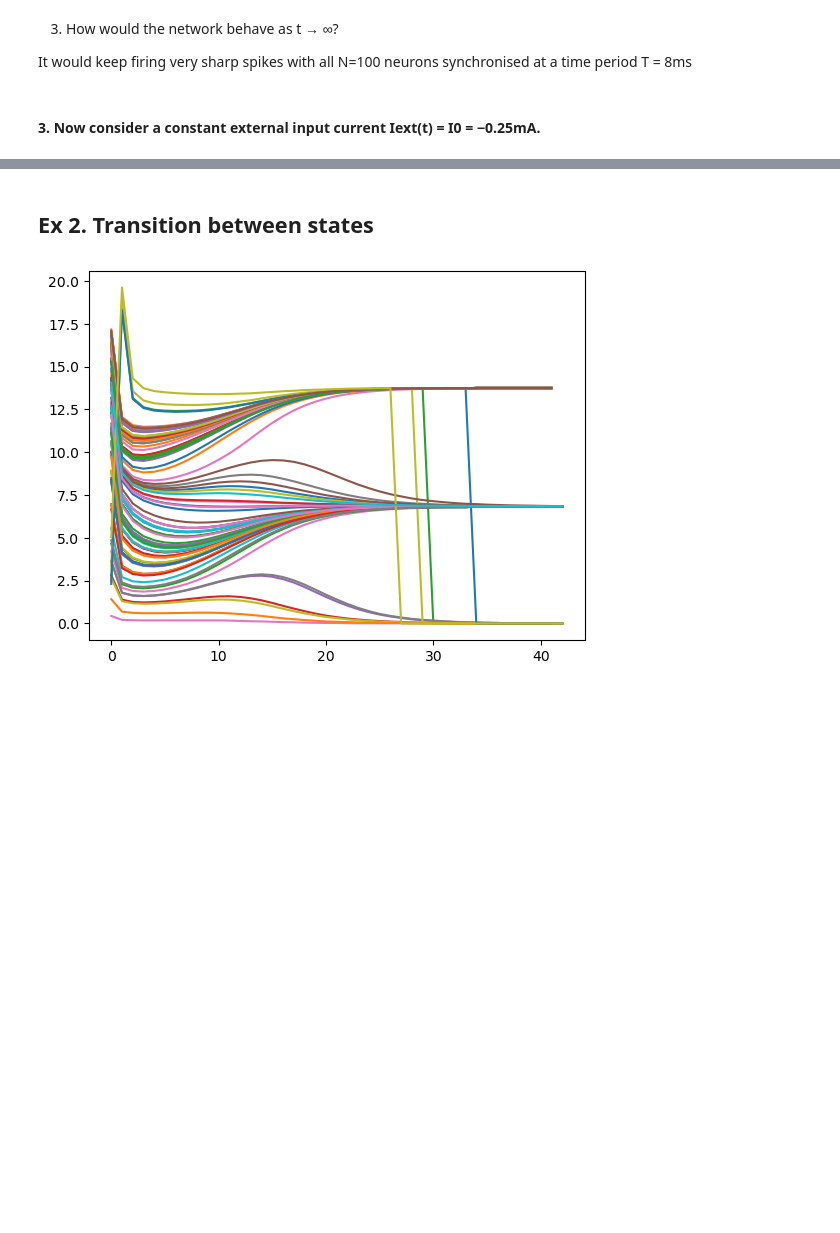
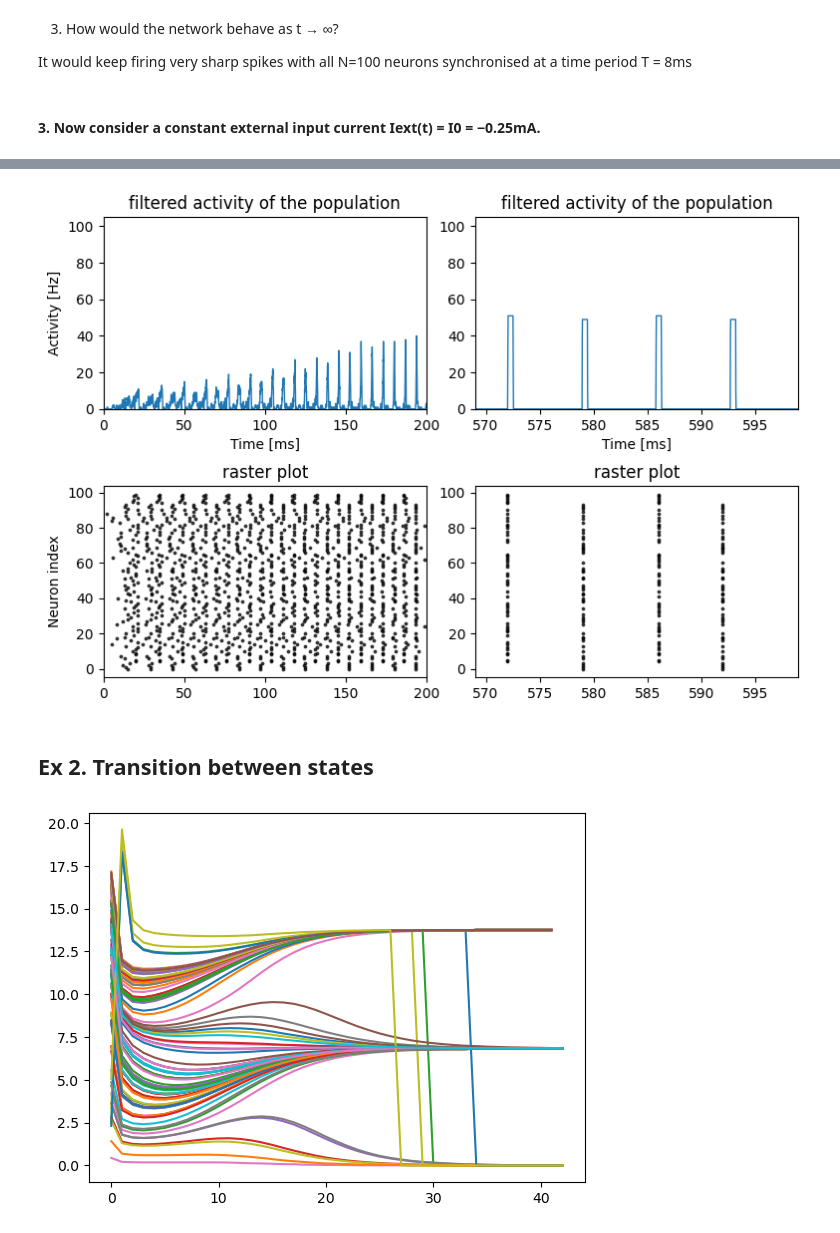
Before and after one commit to louisleger/neurodyn-MP2, a Jupyter notebook: MP2_take2.ipynb, the cells around one changed output, grey strips where cells are left out. Cells and saved outputs as stored; diff of their text form; code cells hidden in the pictures; blank space fills up the shorter version.

Commit message:
new plot for ex1.3.3 testing the hypothesis

```diff
--- a/MP2_take2.ipynb
+++ b/MP2_take2.ipynb
@@ -237,2 +238,12 @@ x_coords = plot_raster(firing_neurons2, ta, T_f=Tf2, figname = "ex1_input")
+# %%
+# test for question ex1.3.3
+v_rest = 15 + R*(-0.25)
+v_, firing_neurons3 = calculate_potential(Tf2, np.random.uniform(v0, eta, size=N), 0, 0,
+                                          lambda t: 0, Beta)
+# %%
+ta = int(0.5/dt)
+x_coords = plot_raster(firing_neurons3, ta, T_f=Tf2, figname = "ex1_no_input_equivalent_vrest")
+# %% [output]
+[figure, added]
 # %% [markdown]
 ## Ex 2. Transition between states
```
Also changed, not shown: parts of 4 cells of this notebook, 2 other files.
